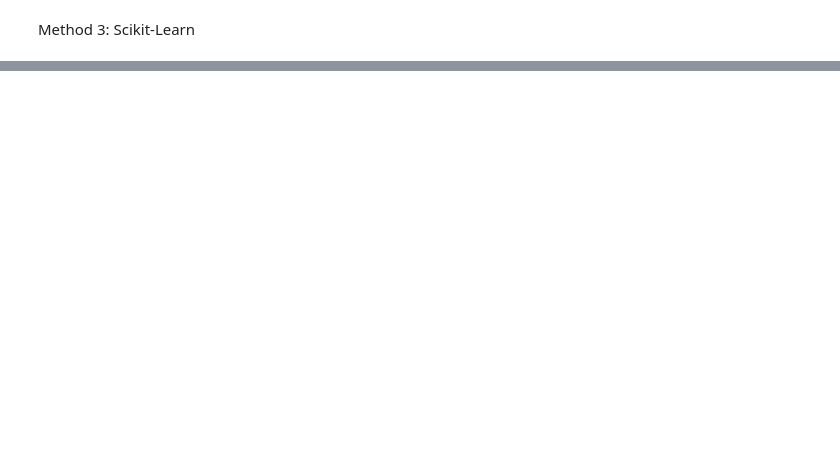
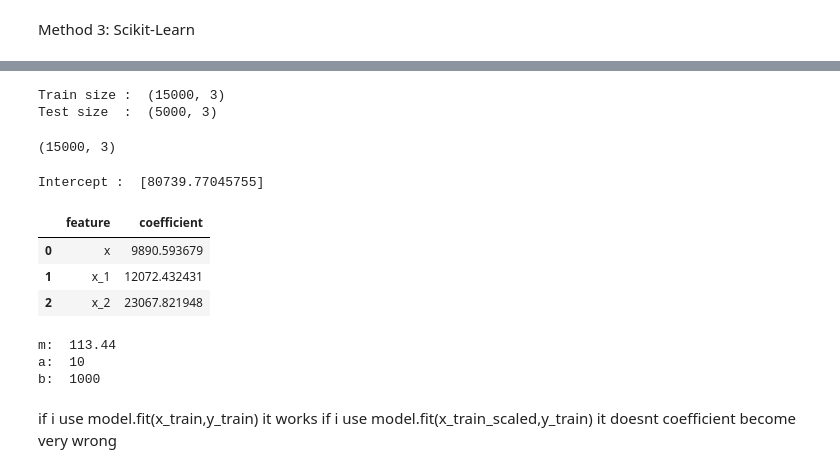
Before and after one commit to mahesakram/3mar, a Jupyter notebook: regression_training.ipynb, the cells around one changed output, grey strips where cells are left out. Saved outputs shown, nothing was run; the diff lists cells and outputs as text; code cells hidden in the pictures; blank space fills up the shorter version.

```diff
--- a/regression_training.ipynb
+++ b/regression_training.ipynb
@@ -118,0 +182,65 @@ y =  113.44 x +  3000
+# %%
+x_data = pd.DataFrame(
+    {
+        'x': x,
+        'x_1': x_1,
+        'x_2': x_2
+    }
+)
+y_data = pd.DataFrame(y)
+# %%
+x_train, x_test, y_train, y_test = train_test_split(x_data,y_data,
+                                                    test_size=0.25,
+                                                    random_state=0)
+
+print('Train size : ', x_train.shape)
+print('Test size  : ', x_test.shape)
+# %% [output]
+Train size :  (15000, 3)
+Test size  :  (5000, 3)
+# %%
+scaler = StandardScaler()
+scaler.fit(x_train)
+
+x_train_scaled = scaler.transform(x_train)
+x_test_scaled = scaler.transform(x_test)
+
+x_train_scaled.shape
+# %% [output]
+(15000, 3)
+# %%
+model = LinearRegression()
+model.fit(x_train_scaled,y_train)
+
+coeff = model.coef_
+coeff = list(np.concatenate(coeff))
+intercept = model.intercept_
+
+coeff_list = {
+    'feature': x_train.columns.tolist(),
+    'coefficient': coeff
+}
+
+print('Intercept : ', intercept)
+coeff_list = pd.DataFrame(coeff_list)
+# %% [output]
+Intercept :  [80739.77045755]
+# %%
+coeff_list
+# %% [output]
+|  | feature | coefficient |
+| 0 | x | 9890.593679 |
+| 1 | x_1 | 12072.432431 |
+| 2 | x_2 | 23067.821948 |
+# %%
+print("m: ", m)
+print("a: ", a)
+print("b: ", b)
+# %% [output]
+m:  113.44
+a:  10
+b:  1000
+# %% [markdown]
+if i use model.fit(x_train,y_train) it works
+if i use model.fit(x_train_scaled,y_train) it doesnt
+coefficient become very wrong
```
Also changed, not shown: parts of 21 cells of this notebook.
